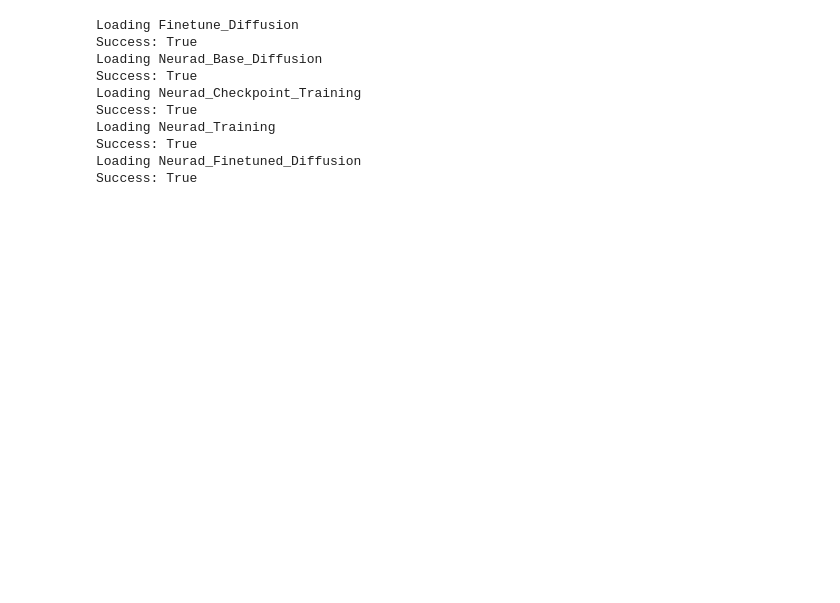
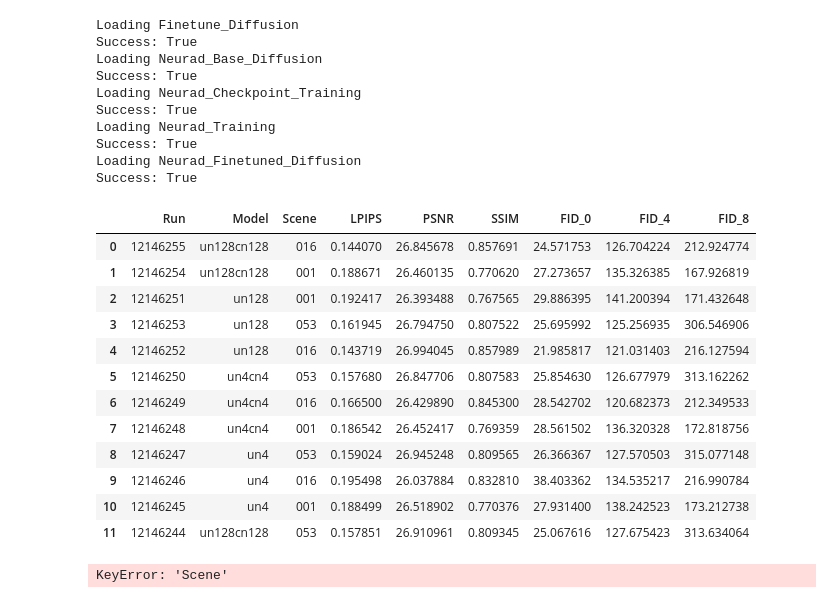
Before and after one commit to gasparyanartur/neurad-diffusion, a Jupyter notebook: experiments/metrics.ipynb, the cells around one changed output. Cells and saved outputs as stored; diff of their text form; code cells hidden in the pictures; blank space fills up the shorter version.

```diff
--- a/experiments/metrics.ipynb
+++ b/experiments/metrics.ipynb
@@ -337,0 +339,17 @@ load_experiment("Neurad_Finetuned_Diffusion")
+# %%
+ex_experiment = load_experiment("Neurad_Finetuned_Diffusion")
+ex_experiment
+# %% [output]
+|  | Run | Model | Scene | LPIPS | PSNR | SSIM | FID_0 | FID_4 | FID_8 |
+| 0 | 12146255 | un128cn128 | 016 | 0.144070 | 26.845678 | 0.857691 | 24.571753 | 126.704224 | 212.924774 |
+| 1 | 12146254 | un128cn128 | 001 | 0.188671 | 26.460135 | 0.770620 | 27.273657 | 135.326385 | 167.926819 |
+| 2 | 12146251 | un128 | 001 | 0.192417 | 26.393488 | 0.767565 | 29.886395 | 141.200394 | 171.432648 |
+| 3 | 12146253 | un128 | 053 | 0.161945 | 26.794750 | 0.807522 | 25.695992 | 125.256935 | 306.546906 |
+| 4 | 12146252 | un128 | 016 | 0.143719 | 26.994045 | 0.857989 | 21.985817 | 121.031403 | 216.127594 |
+| 5 | 12146250 | un4cn4 | 053 | 0.157680 | 26.847706 | 0.807583 | 25.854630 | 126.677979 | 313.162262 |
+| 6 | 12146249 | un4cn4 | 016 | 0.166500 | 26.429890 | 0.845300 | 28.542702 | 120.682373 | 212.349533 |
+| 7 | 12146248 | un4cn4 | 001 | 0.186542 | 26.452417 | 0.769359 | 28.561502 | 136.320328 | 172.818756 |
+| 8 | 12146247 | un4 | 053 | 0.159024 | 26.945248 | 0.809565 | 26.366367 | 127.570503 | 315.077148 |
+| 9 | 12146246 | un4 | 016 | 0.195498 | 26.037884 | 0.832810 | 38.403362 | 134.535217 | 216.990784 |
+| 10 | 12146245 | un4 | 001 | 0.188499 | 26.518902 | 0.770376 | 27.931400 | 138.242523 | 173.212738 |
+| 11 | 12146244 | un128cn128 | 053 | 0.157851 | 26.910961 | 0.809345 | 25.067616 | 127.675423 | 313.634064 |
@@ -337,0 +359,4 @@ load_experiment("Neurad_Finetuned_Diffusion")
+# %%
+base_experiment[base_experiment["Scene"] == "053"].sort_values("Model")
+# %% [output]
+KeyError: 'Scene'
```
Also changed, not shown: parts of 7 cells of this notebook, 5 other files.
